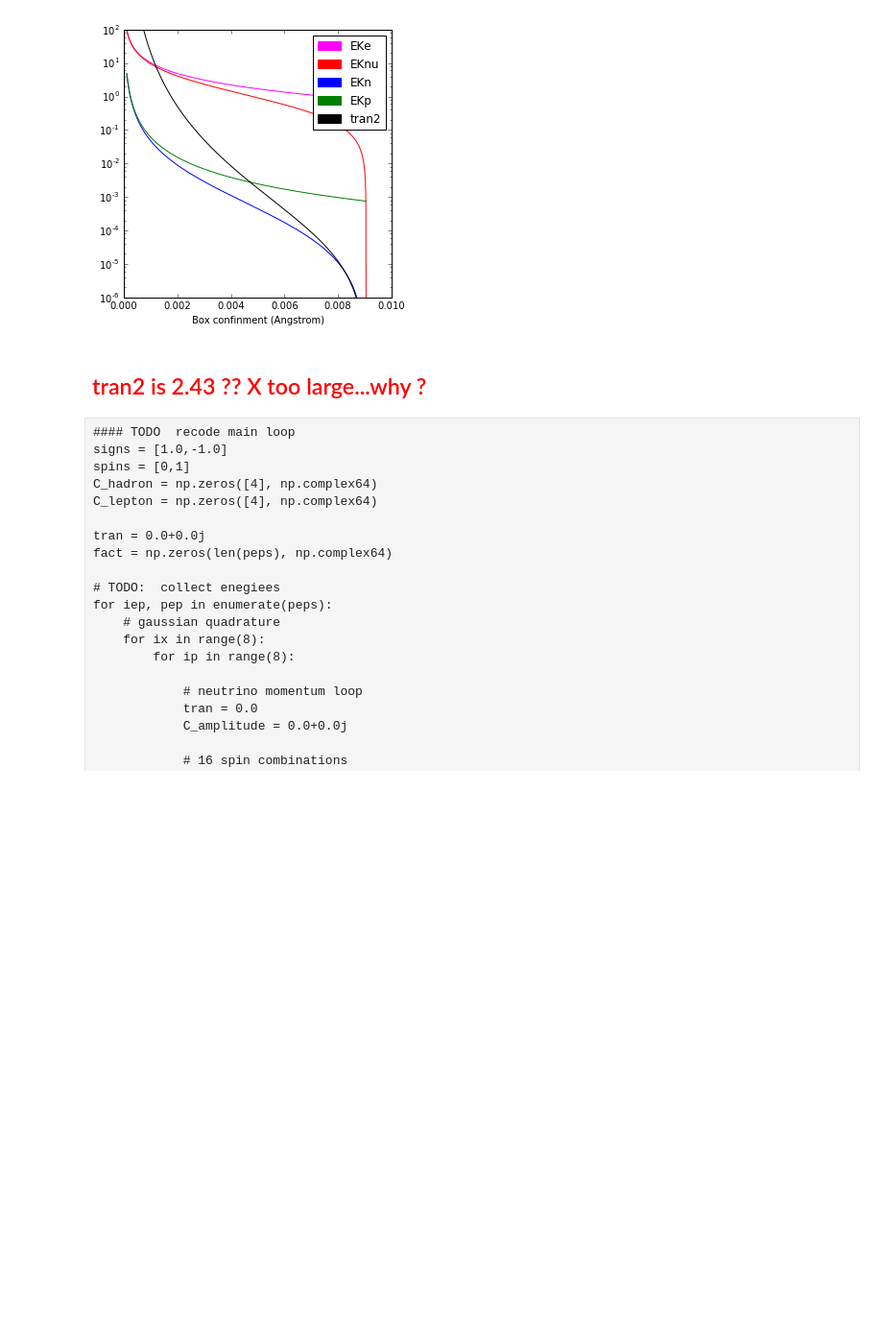
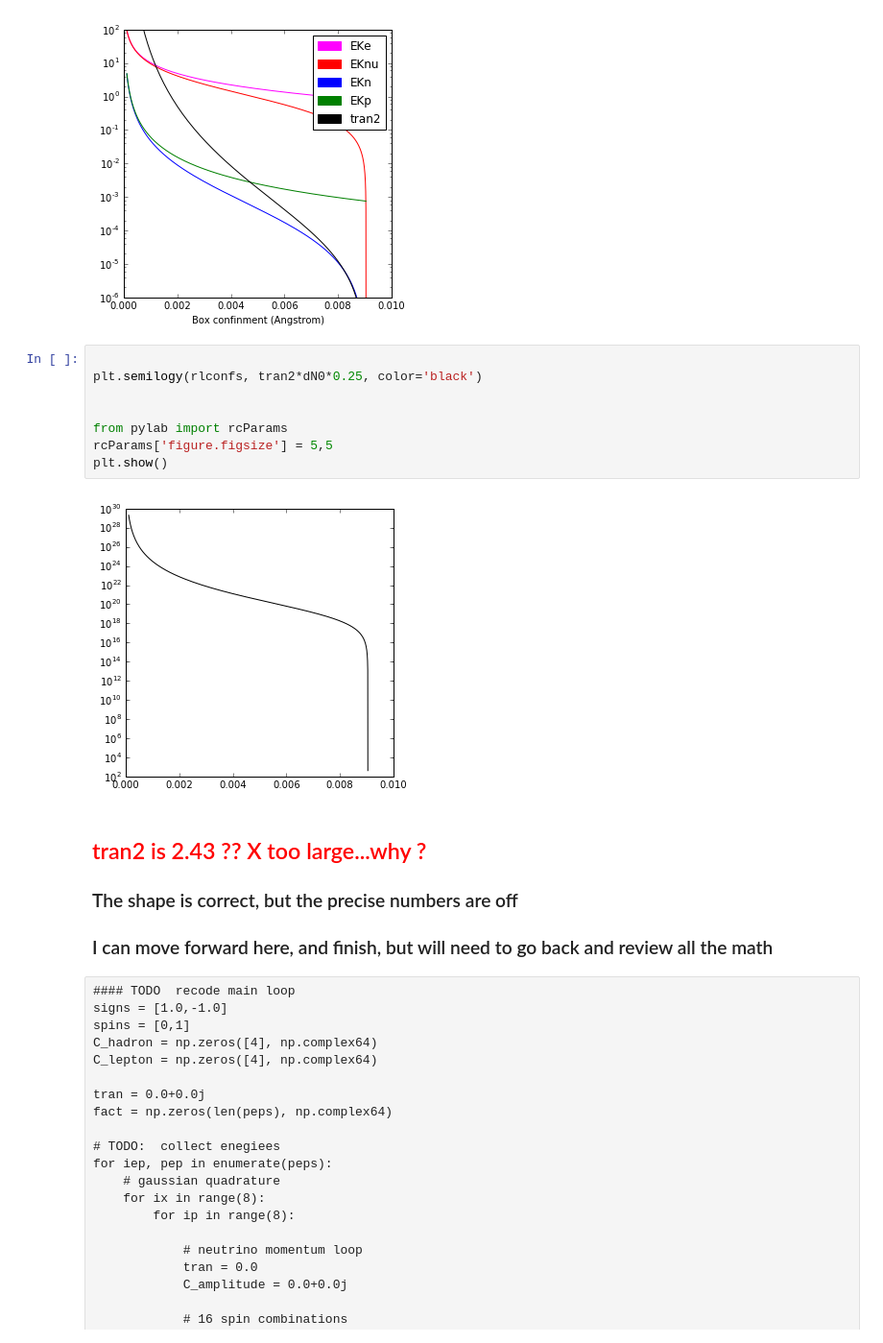
Before and after one commit to charlesmartin14/brillouin, a Jupyter notebook: Paper-Confinement-Induced-Electron-Capture.ipynb, the cells around one changed output. Shown at 96% size. Saved outputs shown, nothing was run; the diff lists cells and outputs as text; blank space fills up the shorter version.

Commit message:
basic shapes correct, moving forward

```diff
--- a/Paper-Confinement-Induced-Electron-Capture.ipynb
+++ b/Paper-Confinement-Induced-Electron-Capture.ipynb
@@ -1011,8 +1011,22 @@ rcParams['figure.figsize'] = 5,5
 plt.show()
 # %% [output]
 [figure]
+# %%
+
+plt.semilogy(rlconfs, tran2*dN0*0.25, color='black')
+
+
+from pylab import rcParams
+rcParams['figure.figsize'] = 5,5
+plt.show()
+# %% [output]
+[figure, added]
 # %% [markdown]
 ## <font color='red'>tran2 is 2.43 ?? X too large...why ? </font>
+
+### The shape is correct, but the precise numbers are off
+
+### I can move forward here, and finish, but will need to go back and review all the math
 # %% [raw]
 #### TODO  recode main loop
 signs = [1.0,-1.0]
```
